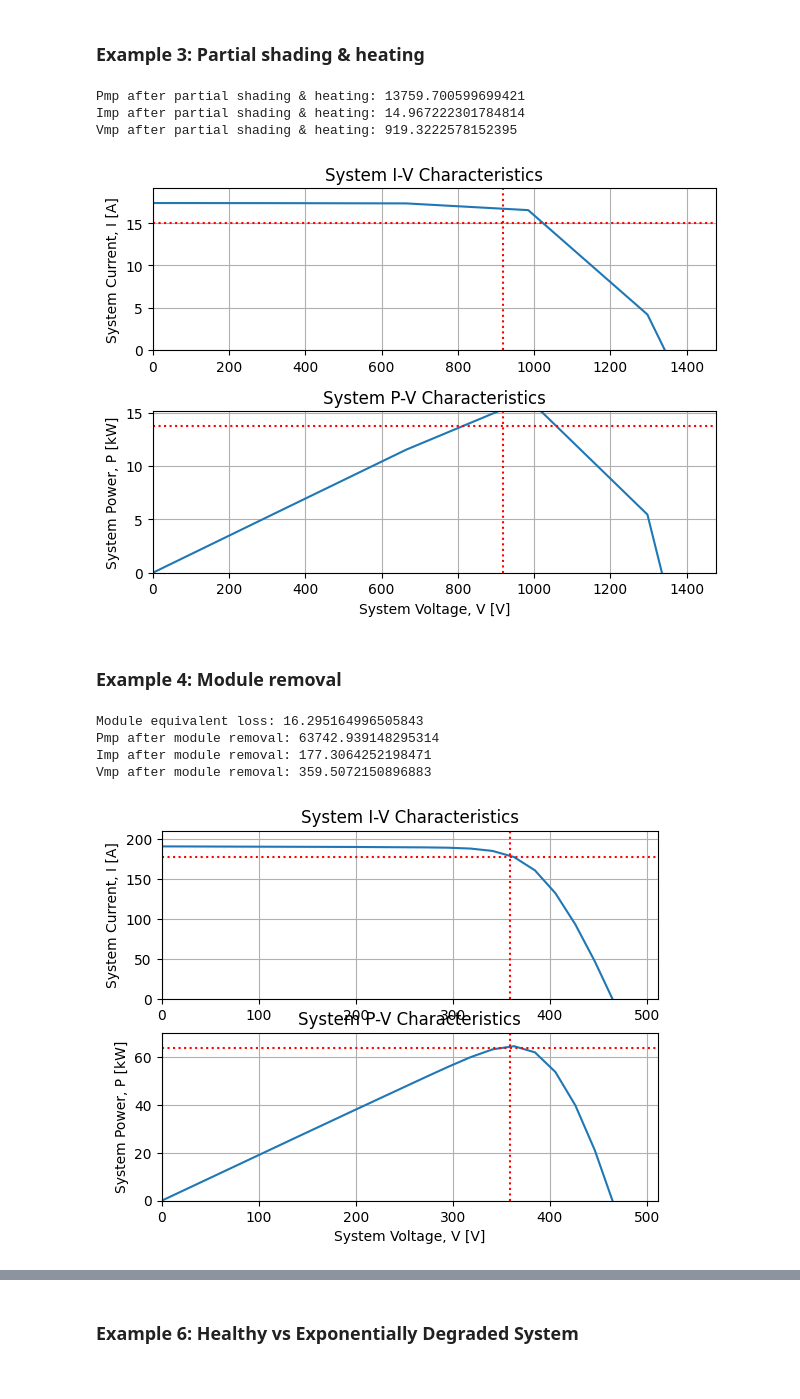
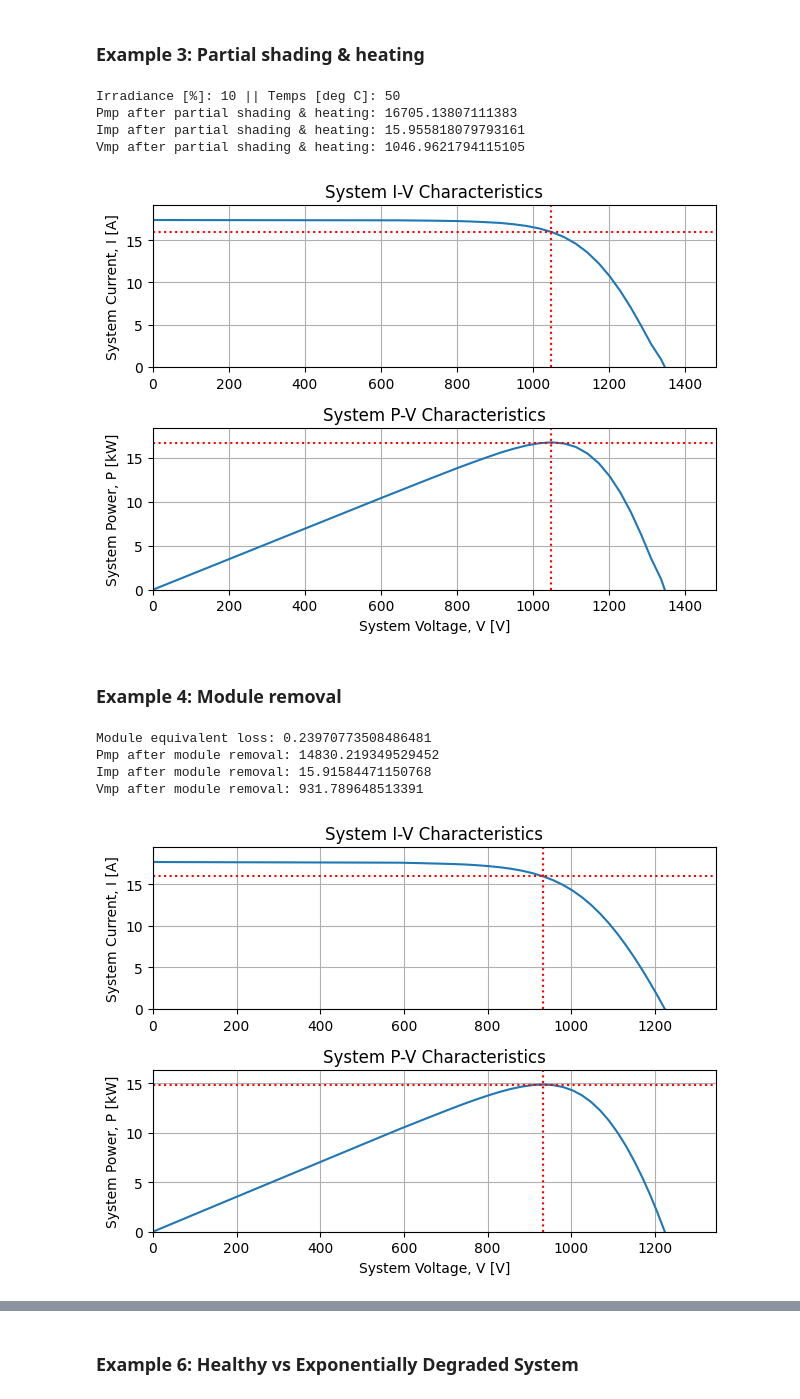
Before and after one commit to TideLangner/PVmismatch_study, a Jupyter notebook: src/simulation.ipynb, the cells around one changed output, grey strips where cells are left out. Cells and saved outputs as stored; diff of their text form; code cells hidden in the pictures.

```diff
--- a/src/simulation.ipynb
+++ b/src/simulation.ipynb
@@ -33,34 +34,45 @@ Vmp after shading: 1034.3439740552863
 # %% [markdown]
 ### Example 3: Partial shading & heating
 # %%
-pvsys = create_system(module_type='std')
-shade_modules(pvsys, {0: {0: [(0.2,)*8, (0,1,2,3,4,5,6,7)]}})
-pvsys.setTemps({0:{0:[(100.0+273.15,)*8, (0,1,2,3,4,5,6,7)]}})
-print("Pmp after partial shading & heating:", pvsys.Pmp)
-print("Imp after partial shading & heating:", pvsys.Imp)
-print("Vmp after partial shading & heating:", pvsys.Vmp)
-ex3 = pvsys.plotSys()
+pvsys3 = create_std_system()
+# set cells 0-5 in module 10, string 1 to 10% irradiance
+pvsys3.setSuns(Ee={1: {10: {'cells':(0,1,2,3,4,5), 'Ee':(0.1,0.1,0.1,0.1,0.1,0.1)}}})
+# set temperatures to 50 deg C
+pvsys3.setTemps(Tc={1: {10:{'cells':(0,1,2,3,4,5), 'Tc':(323.15,323.15,323.15,323.15,323.15,323.15)}}})
+
+# Alternative
+# pvsys3.setSuns({0: {0: [(0.2,)*8, (0,1,2,3,4,5,6,7)]}})
+# pvsys3.setTemps({0:{0:[(100.0+273.15,)*8, (0,1,2,3,4,5,6,7)]}})
+
+print("Irradiance [%]:", 10, "|| Temps [deg C]:", 50)
+print("Pmp after partial shading & heating:", pvsys3.Pmp)
+print("Imp after partial shading & heating:", pvsys3.Imp)
+print("Vmp after partial shading & heating:", pvsys3.Vmp)
+ex3 = pvsys3.plotSys()
 plt.tight_layout()
 # %% [output]
-Pmp after partial shading & heating: 13759.700599699421
-Imp after partial shading & heating: 14.967222301784814
-Vmp after partial shading & heating: 919.3222578152395
+Irradiance [%]: 10 || Temps [deg C]: 50
+Pmp after partial shading & heating: 16705.13807111383
+Imp after partial shading & heating: 15.955818079793161
+Vmp after partial shading & heating: 1046.9621794115105
-[figure, old version]
+[figure, new version]
 # %% [markdown]
 ### Example 4: Module removal
 # %%
-pvsys = create_system()
-pvsys_degraded = remove_modules(pvsys, n_missing=12, strings_with_missing=10)
-module_eq_diff = (pvsys.Pmp - pvsys_degraded.Pmp) / (pvsys.Pmp/len(pvsys.numberMods))
+pvsys4 = create_std_system()
+# remove last module of string 0
+pvsys_rmvd = remove_modules(pvsys4, n_missing=1, strings_with_missing=1)
+module_eq_diff = (pvsys4.Pmp - pvsys_rmvd.Pmp) / (pvsys4.Pmp/len(pvsys4.numberMods))
 print("Module equivalent loss:", module_eq_diff)
-print("Pmp after module removal:", pvsys_degraded.Pmp)
-print("Imp after module removal:", pvsys_degraded.Imp)
-print("Vmp after module removal:", pvsys_degraded.Vmp)
-ex4 = pvsys_degraded.plotSys()
+print("Pmp after module removal:", pvsys_rmvd.Pmp)
+print("Imp after module removal:", pvsys_rmvd.Imp)
+print("Vmp after module removal:", pvsys_rmvd.Vmp)
+ex4 = pvsys_rmvd.plotSys()
+plt.tight_layout()
 # %% [output]
-Module equivalent loss: 16.295164996505843
-Pmp after module removal: 63742.939148295314
-Imp after module removal: 177.3064252198471
-Vmp after module removal: 359.5072150896883
+Module equivalent loss: 0.23970773508486481
+Pmp after module removal: 14830.219349529452
+Imp after module removal: 15.91584471150768
+Vmp after module removal: 931.789648513391
-[figure, old version]
+[figure, new version]
 # %% [markdown]
```
Also changed, not shown: parts of 11 cells of this notebook, 6 other files.
